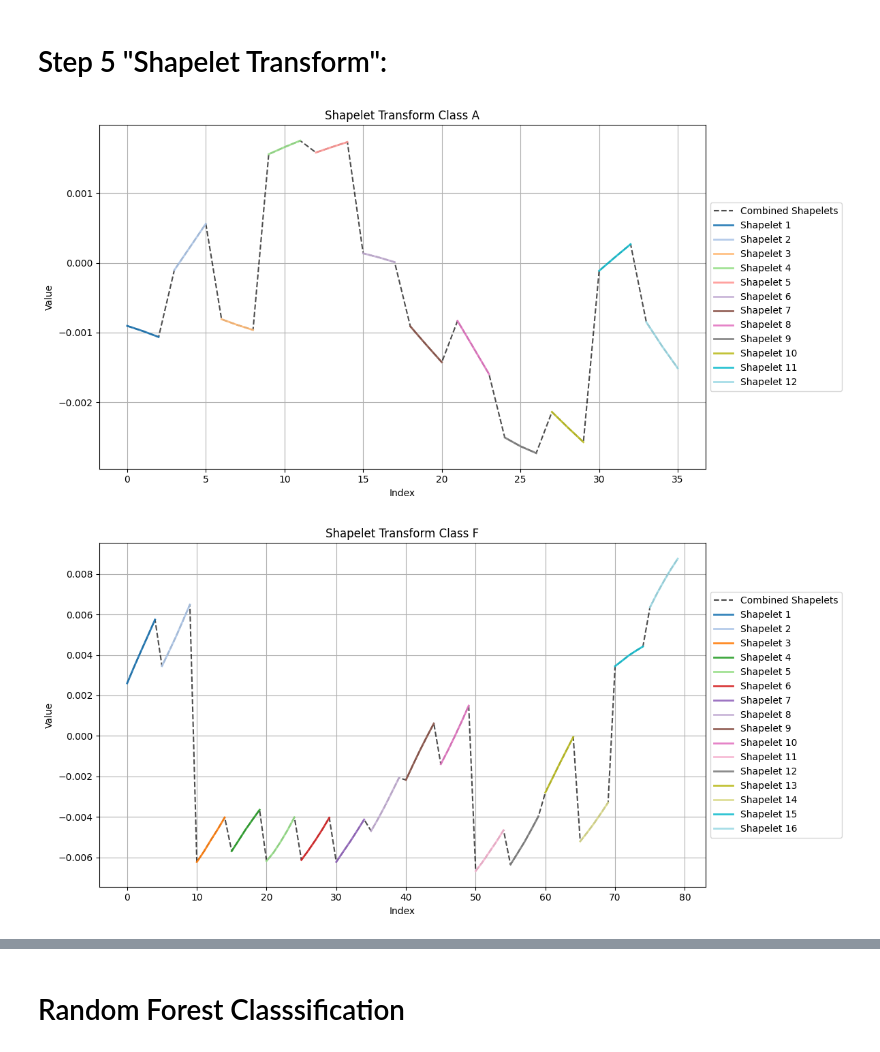
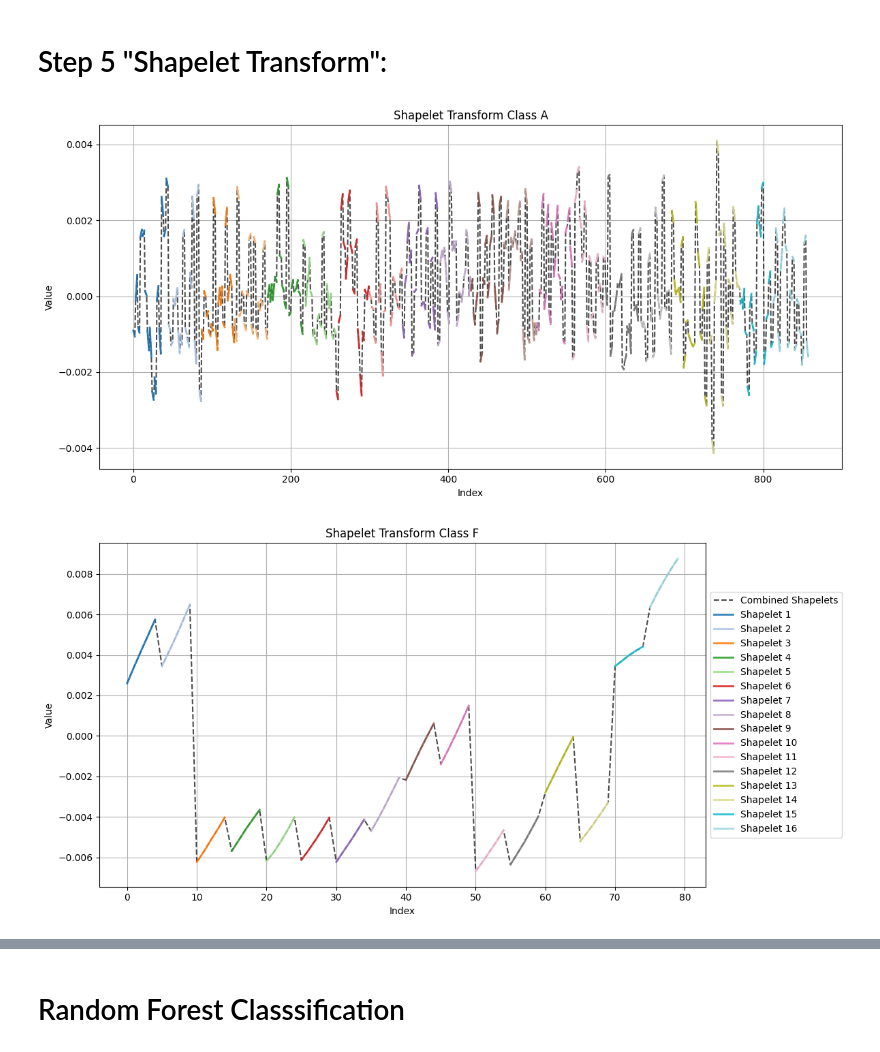
Before and after one commit to darkun7/shapelet, a Jupyter notebook: notebook/shapelet.ipynb, the cells around one changed output, grey strips where cells are left out. Cells and saved outputs as stored; diff of their text form; code cells hidden in the pictures.

Commit message:
add: shapelet smooth with RF classification

```diff
--- a/notebook/shapelet.ipynb
+++ b/notebook/shapelet.ipynb
@@ -467,7 +484,7 @@ valid_shapelets_array_F = loadShapeletFromCsv('../output/shapelet/series_f')
 # %% [markdown]
 Selecting shapelet within treshold
 # %%
-discover_A = [item for item in valid_shapelets_array_A if 0.001 <= item['IG'] <= 1]
+discover_A = [item for item in valid_shapelets_array_A if 0.0005 <= item['IG'] <= 1]
 discover_A = sorted(discover_A, key=lambda x: x['IG'], reverse=True)
 display(len(discover_A))
 # %% [output]
@@ -481,7 +498,7 @@ display(len(discover_F))
 # %% [markdown]
 # Step 5 "Shapelet Transform":
 # %%
-def visualizeShapeletTransform(label, data):
+def visualizeShapeletTransform(label, data, legend=True):
     combined_shapelets = np.concatenate([entry['shapelet'] for entry in data])
     plt.figure(figsize=(12, 6))
     colors = plt.cm.tab20(np.linspace(0, 1, len(data)))
@@ -498,15 +515,16 @@ def visualizeShapeletTransform(label, data):
     plt.title(f'Shapelet Transform {label}')
     plt.xlabel('Index')
     plt.ylabel('Value')
-    plt.legend(loc='center left', bbox_to_anchor=(1, 0.5), fontsize='medium')
+    if legend:
+        plt.legend(loc='center left', bbox_to_anchor=(1, 0.5), fontsize='medium')
     plt.grid(True)
     plt.tight_layout()
     plt.show()
 # %%
-(visualizeShapeletTransform('Class A', discover_A))
+(visualizeShapeletTransform('Class A', discover_A, False))
 (visualizeShapeletTransform('Class F', discover_F))
 # %% [output]
-[figure, old version]
+[figure, new version]
 [figure]
 # %%
 combined_shapelets_A = np.concatenate([entry['shapelet'] for entry in discover_A])
```
Also changed, not shown: parts of 37 cells of this notebook, 2 other files.
